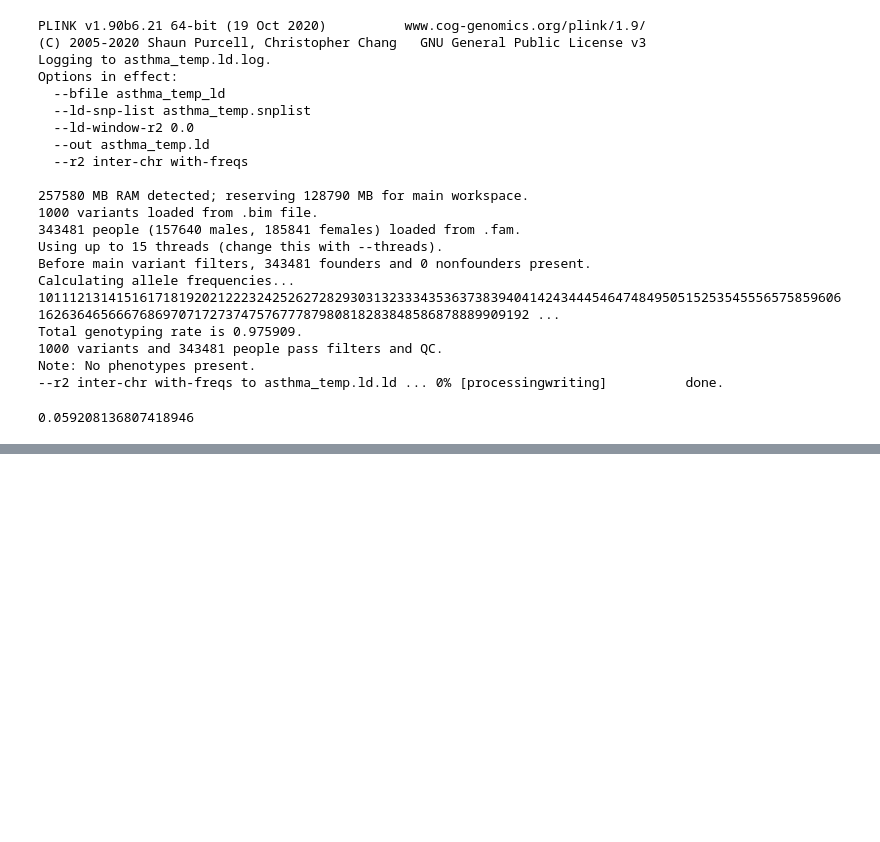
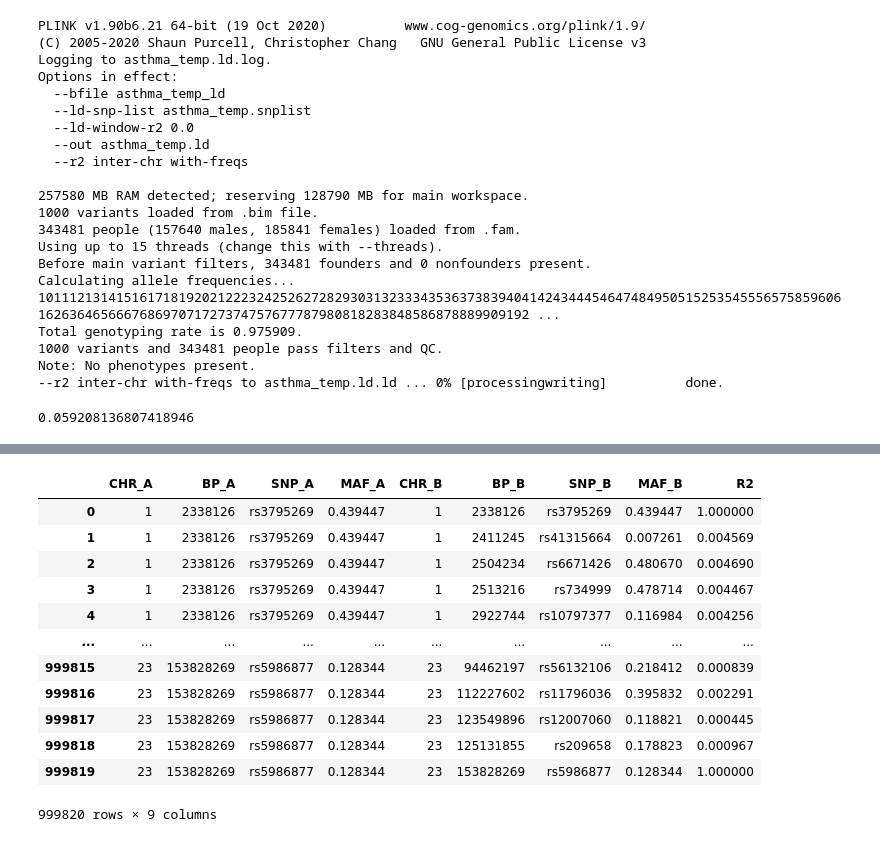
Before and after one commit to alex-medvedev-msc/xgboost_selection, a Jupyter notebook: src/notebooks/corr_plots.ipynb, the cells around one changed output, grey strips where cells are left out. Drawn from its saved outputs; the diff is of its cells as text; code cells hidden in the pictures; blank space fills up the shorter version.

```diff
--- a/src/notebooks/corr_plots.ipynb
+++ b/src/notebooks/corr_plots.ipynb
@@ -113,0 +169,17 @@ cg
+# %%
+corr_data = pandas.read_table('asthma_temp.ld.ld', sep='\s+')
+corr_data
+# %% [output]
+|  | CHR_A | BP_A | SNP_A | MAF_A | CHR_B | BP_B | SNP_B | MAF_B | R2 |
+| 0 | 1 | 2338126 | rs3795269 | 0.439447 | 1 | 2338126 | rs3795269 | 0.439447 | 1.000000 |
+| 1 | 1 | 2338126 | rs3795269 | 0.439447 | 1 | 2411245 | rs41315664 | 0.007261 | 0.004569 |
+| 2 | 1 | 2338126 | rs3795269 | 0.439447 | 1 | 2504234 | rs6671426 | 0.480670 | 0.004690 |
+| 3 | 1 | 2338126 | rs3795269 | 0.439447 | 1 | 2513216 | rs734999 | 0.478714 | 0.004467 |
+| 4 | 1 | 2338126 | rs3795269 | 0.439447 | 1 | 2922744 | rs10797377 | 0.116984 | 0.004256 |
+| ... | ... | ... | ... | ... | ... | ... | ... | ... | ... |
+| 999815 | 23 | 153828269 | rs5986877 | 0.128344 | 23 | 94462197 | rs56132106 | 0.218412 | 0.000839 |
+| 999816 | 23 | 153828269 | rs5986877 | 0.128344 | 23 | 112227602 | rs11796036 | 0.395832 | 0.002291 |
+| 999817 | 23 | 153828269 | rs5986877 | 0.128344 | 23 | 123549896 | rs12007060 | 0.118821 | 0.000445 |
+| 999818 | 23 | 153828269 | rs5986877 | 0.128344 | 23 | 125131855 | rs209658 | 0.178823 | 0.000967 |
+| 999819 | 23 | 153828269 | rs5986877 | 0.128344 | 23 | 153828269 | rs5986877 | 0.128344 | 1.000000 |
+999820 rows × 9 columns
```
Also changed, not shown: parts of 8 cells of this notebook, 3 other files.
